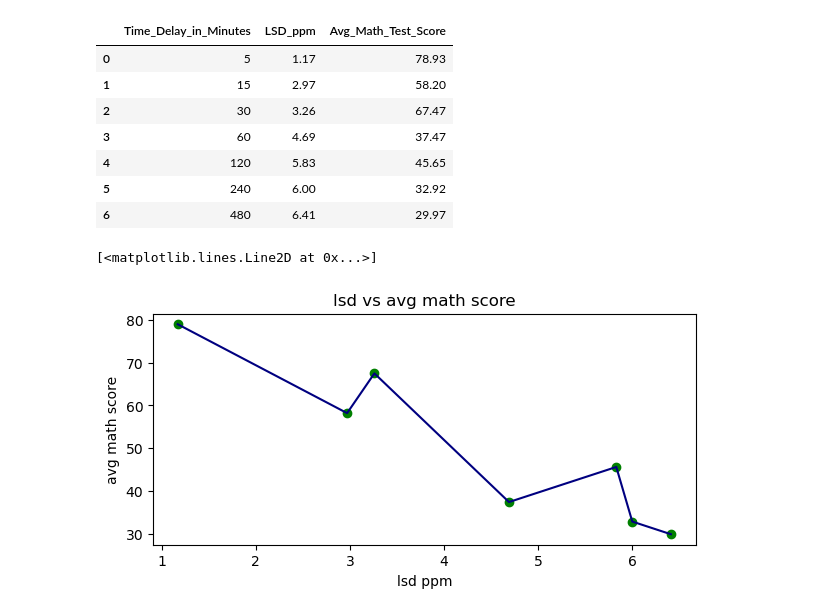
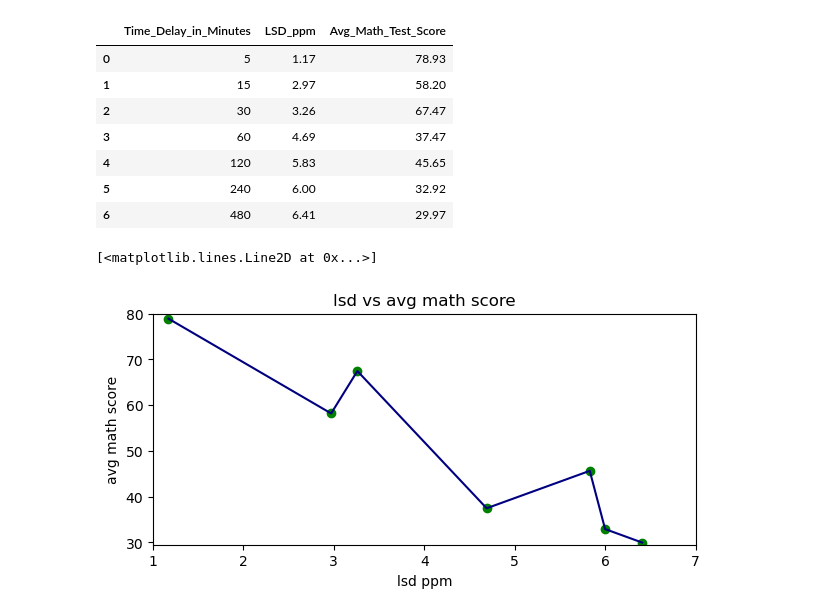
Before and after one commit to kuljeet234/Minor-ML-projects, a Jupyter notebook: pandas (basics)/lsd math test.ipynb, the cells around one changed output. Drawn from its saved outputs; the diff is of its cells as text; code cells hidden in the pictures.

```diff
--- a/pandas (basics)/lsd math test.ipynb
+++ b/pandas (basics)/lsd math test.ipynb
@@ -134,10 +134,12 @@ avg_mscore = data['Avg_Math_Test_Score']
 # %%
 plt.figure(figsize=(7,3))
 plt.scatter(lsd_ppm,avg_mscore,color ='green')
 plt.xlabel('lsd ppm')
 plt.ylabel('avg math score')
 plt.title('lsd vs avg math score')
+plt.xlim(1,7)
+plt.ylim(29.5,80)
 plt.plot(lsd_ppm,avg_mscore,color ='navy')
 # %% [output]
 [<matplotlib.lines.Line2D at 0x...>]
-[figure, old version]
+[figure, new version]
```
